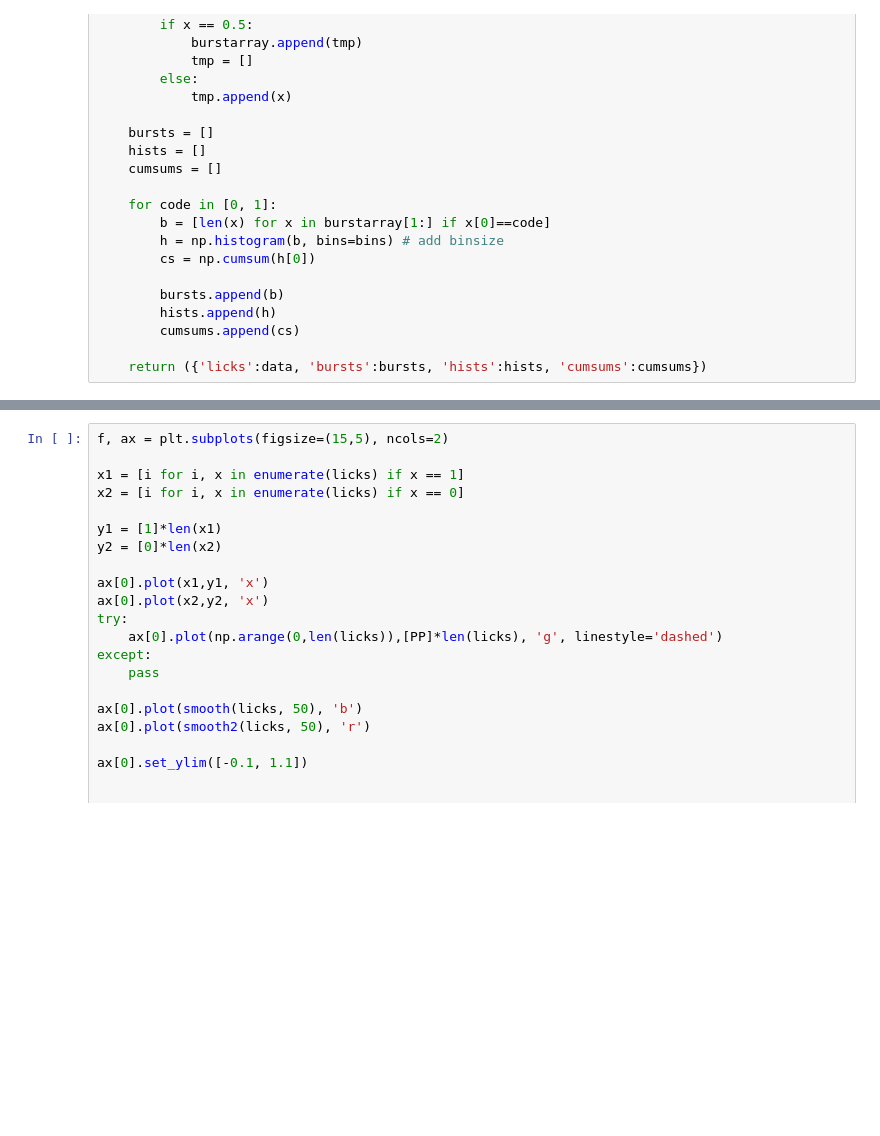
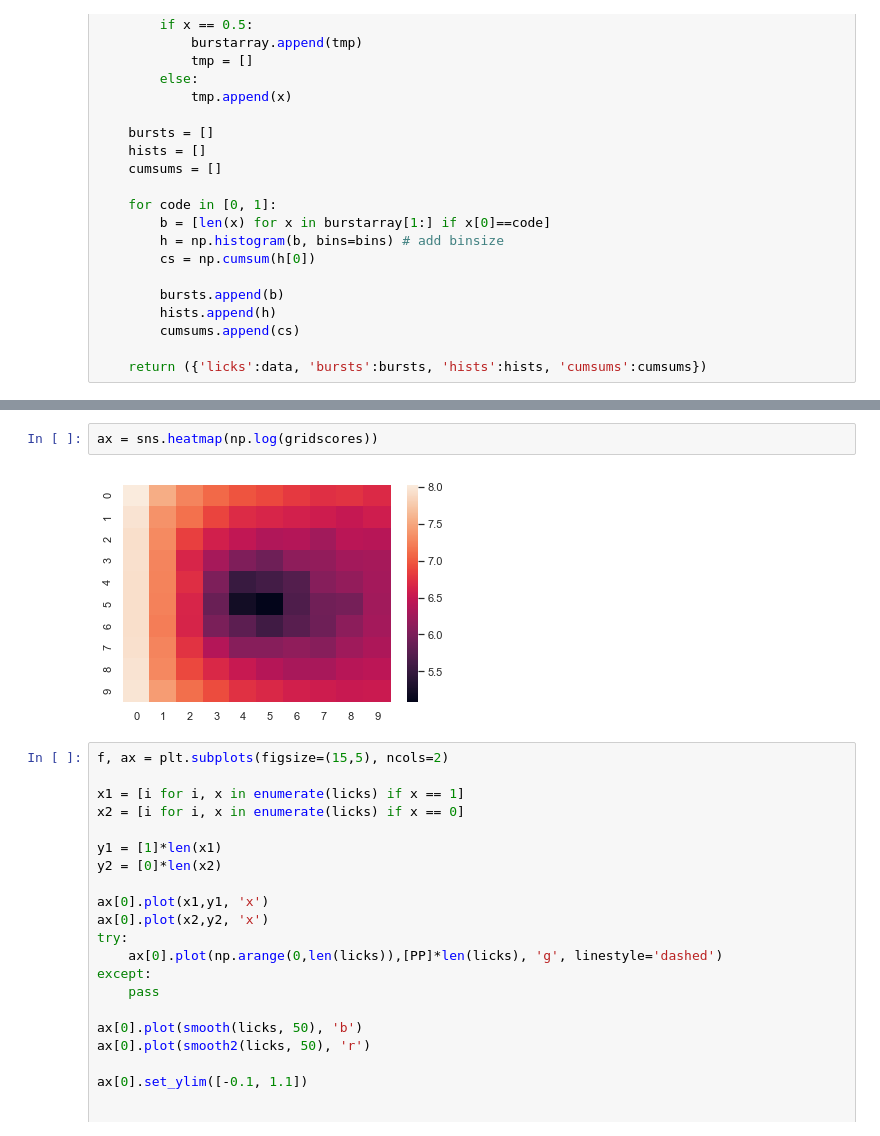
Before and after one commit to mccutcheonlab/lickmodel, a Jupyter notebook: notebooks/lickmodel.ipynb, the cells around one changed output, grey strips where cells are left out. Drawn from its saved outputs; the diff is of its cells as text; blank space fills up the shorter version.

```diff
--- a/notebooks/lickmodel.ipynb
+++ b/notebooks/lickmodel.ipynb
@@ -159,3 +185,7 @@ array([[523., 286., 210., 141., 115.,  96.,  89.,  79.,  79.,  67.],
+# %%
+ax = sns.heatmap(np.log(gridscores))
+# %% [output]
+[figure, added]
 # %%
 f, ax = plt.subplots(figsize=(15,5), ncols=2)
 
```
Also changed, not shown: parts of 5 cells of this notebook.
